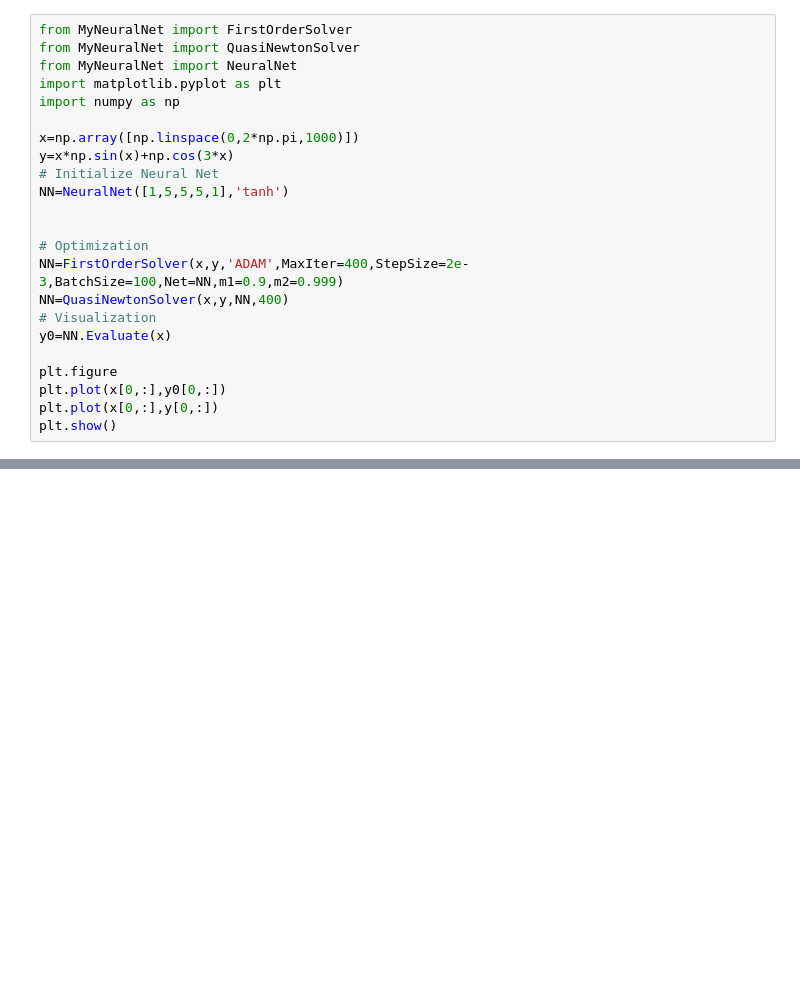
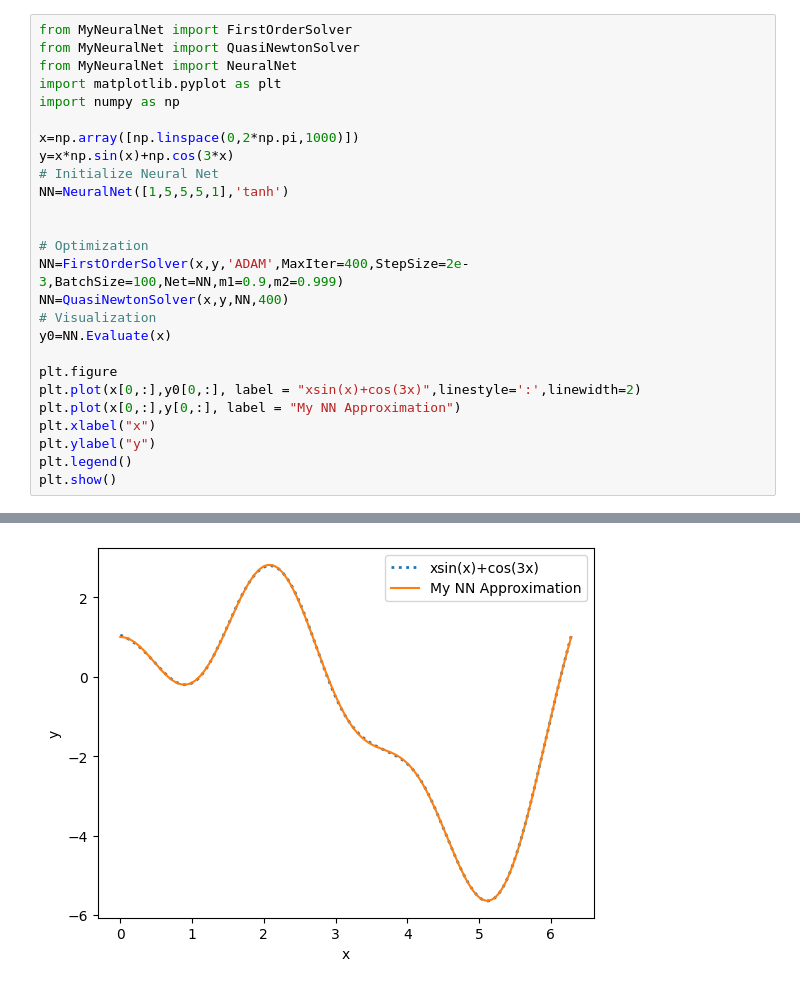
Before and after one commit to S0852306/Numpy-Implementation-of-Neural-Net, a Jupyter notebook: CompareWithTorch.ipynb, the cells around one changed output, grey strips where cells are left out. Cells and saved outputs as stored; diff of their text form; blank space fills up the shorter version.

```diff
--- a/CompareWithTorch.ipynb
+++ b/CompareWithTorch.ipynb
@@ -18,6 +18,10 @@ NN=QuasiNewtonSolver(x,y,NN,400)
 y0=NN.Evaluate(x)
 
 plt.figure
-plt.plot(x[0,:],y0[0,:])
-plt.plot(x[0,:],y[0,:])
+plt.plot(x[0,:],y0[0,:], label = "xsin(x)+cos(3x)",linestyle=':',linewidth=2)
+plt.plot(x[0,:],y[0,:], label = "My NN Approximation")
+plt.xlabel("x")
+plt.ylabel("y")
+plt.legend()
 plt.show()
+# %% [output]
@@ -24,3 +45,4 @@ plt.show()
+[figure, added]
 # %%
 import torch
 import torch.nn as nn
```
Also changed, not shown: parts of 2 cells of this notebook.
